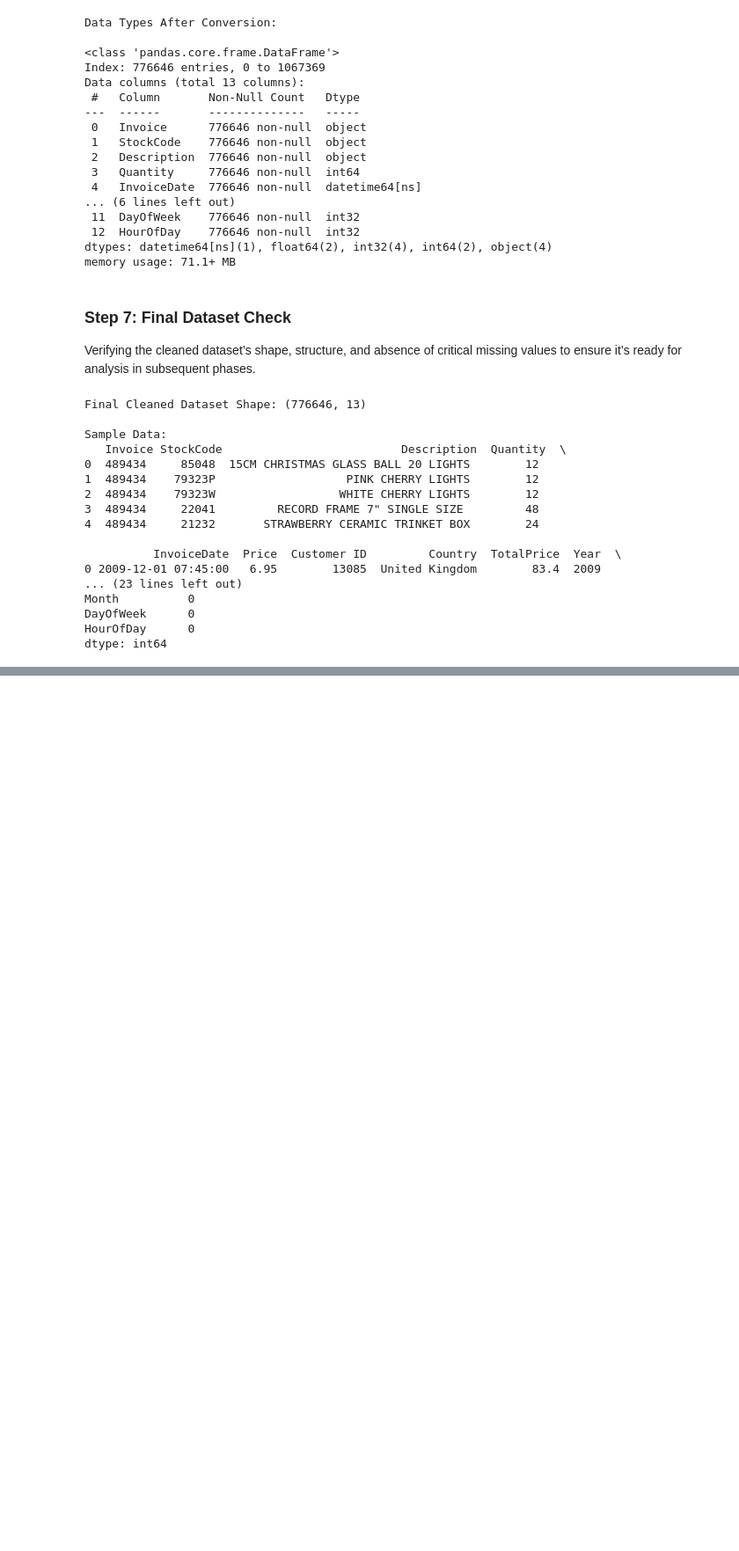
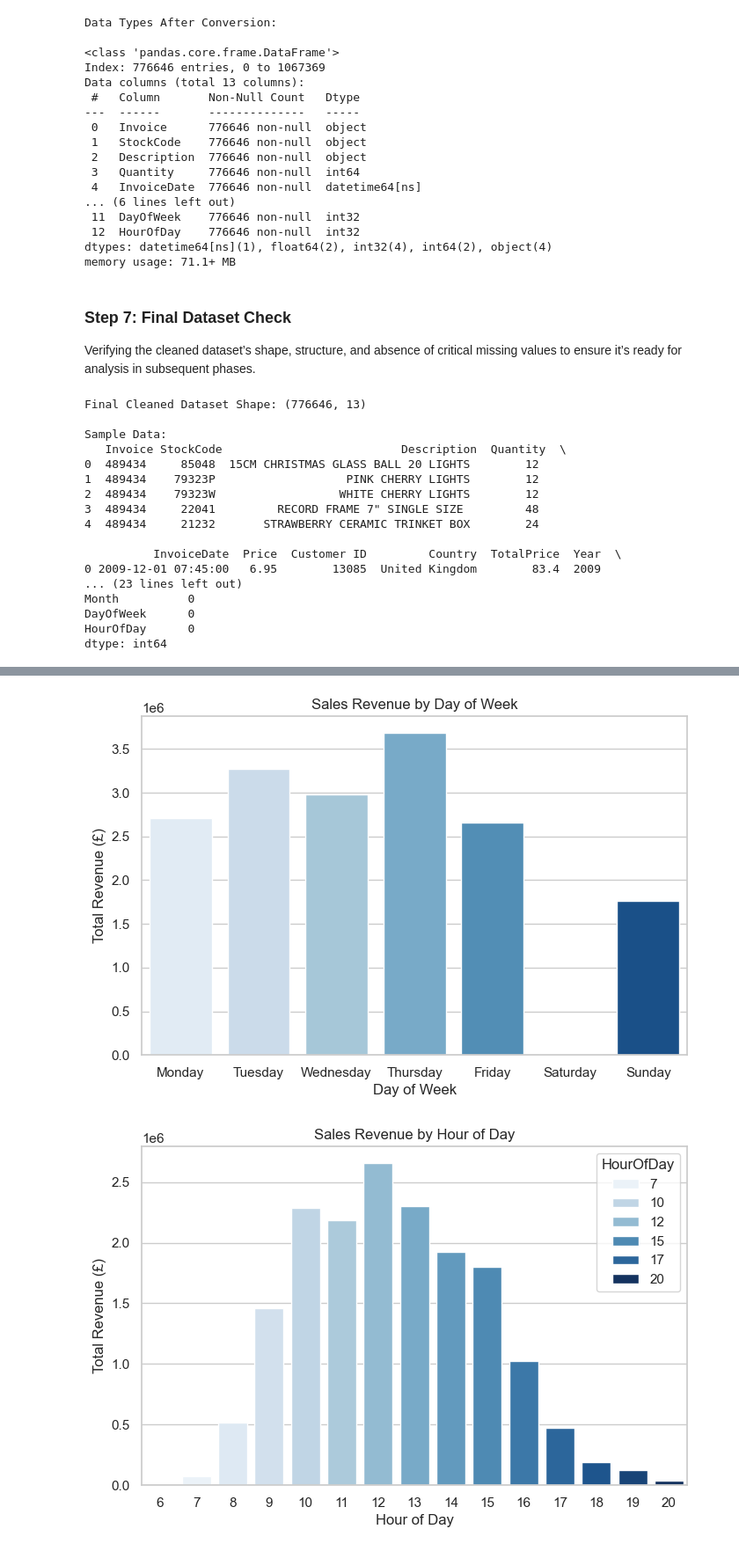
Before and after one commit to lihiniapsara/Python_Final_CW, a Jupyter notebook: UK-Based E-Commerce Retailer.ipynb, the cells around one changed output, grey strips where cells are left out. Shown at 88% size. Drawn from its saved outputs; the diff is of its cells as text; code cells hidden in the pictures; blank space fills up the shorter version.

```diff
--- a/UK-Based E-Commerce Retailer.ipynb
+++ b/UK-Based E-Commerce Retailer.ipynb
@@ -184,0 +257,28 @@ dtype: int64
+# %%
+# Sales by Day of Week
+day_sales = df.groupby('DayOfWeek')['TotalPrice'].sum().reset_index()
+day_sales['DayOfWeek'] = day_sales['DayOfWeek'].map({
+    0: 'Monday', 1: 'Tuesday', 2: 'Wednesday', 3: 'Thursday',
+    4: 'Friday', 5: 'Saturday', 6: 'Sunday'
+})
+
+plt.figure(figsize=(8, 5))
+sns.barplot(data=day_sales, x='DayOfWeek', y='TotalPrice', hue='DayOfWeek', palette='Blues')
+plt.title('Sales Revenue by Day of Week')
+plt.xlabel('Day of Week')
+plt.ylabel('Total Revenue (£)')
+plt.savefig('D:/Python/Python Final CW/day_sales.png')  # Save for report
+plt.show()
+
+# Sales by Hour of Day
+hour_sales = df.groupby('HourOfDay')['TotalPrice'].sum().reset_index()
+plt.figure(figsize=(8, 5))
+sns.barplot(data=hour_sales, x='HourOfDay', y='TotalPrice', hue='HourOfDay', palette='Blues')
+plt.title('Sales Revenue by Hour of Day')
+plt.xlabel('Hour of Day')
+plt.ylabel('Total Revenue (£)')
+plt.savefig('D:/Python/Python Final CW/hour_sales.png')  # Save for report
+plt.show()
+# %% [output]
+[figure, added]
+[figure, added]
```
Also changed, not shown: parts of 9 cells of this notebook, 5 other files.
